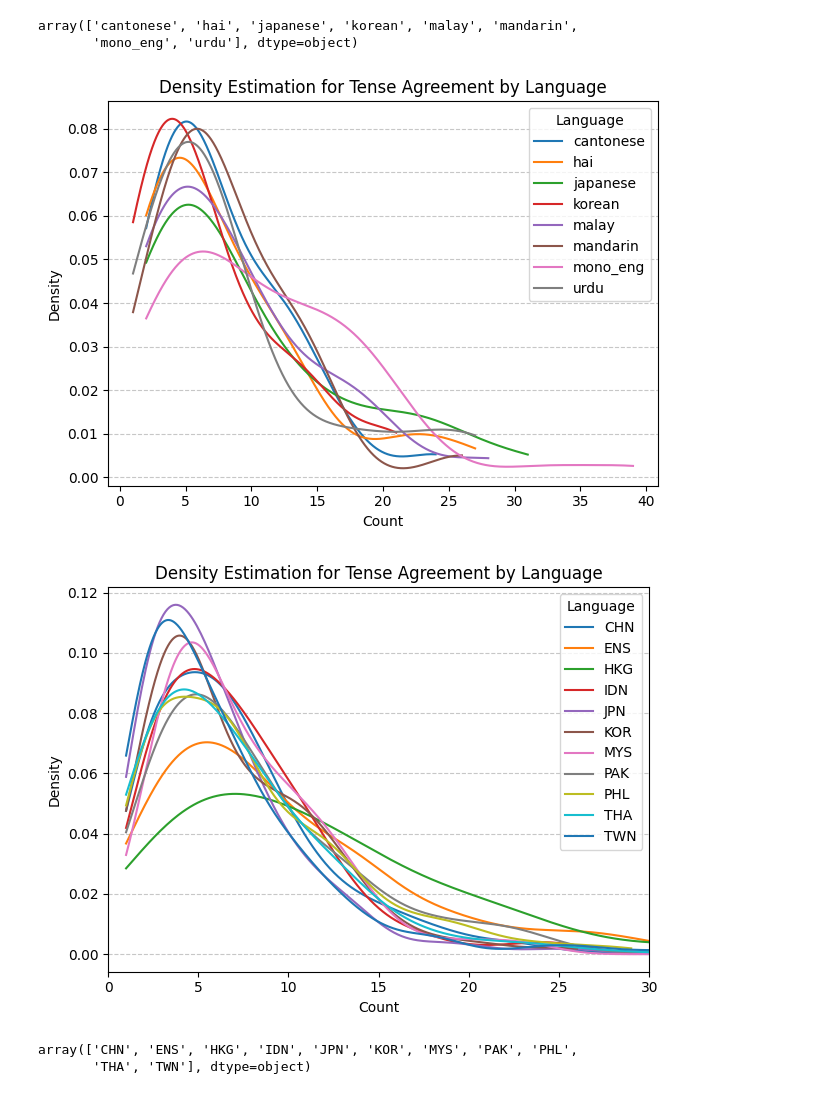
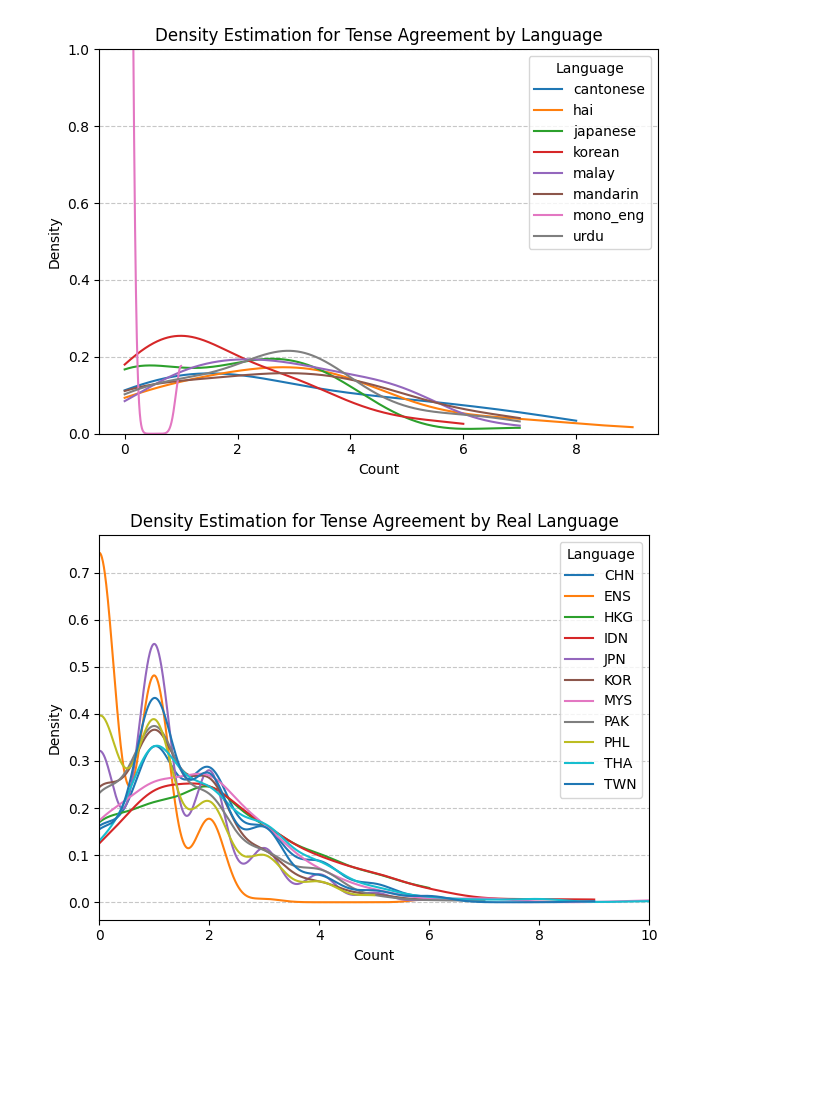
Before and after one commit to RenaGao/LLMPirorknowledge, a Jupyter notebook: notebooks/GPT_distribution.ipynb, the cells around one changed output. Saved outputs shown, nothing was run; the diff lists cells and outputs as text; code cells hidden in the pictures; blank space fills up the shorter version.

Commit message:
add grammar error counts

```diff
--- a/notebooks/GPT_distribution.ipynb
+++ b/notebooks/GPT_distribution.ipynb
@@ -108,22 +108,19 @@ if feature in [revert_mapping['Reference Word'],
     all_data['token_num'] = 1
 else:
     all_data['token_num'] = all_data['annotation_token'].apply(lambda x: len(x))
+
 counts = all_data.groupby(['language', 'source_file'])['token_num'].sum().reset_index()
+grammar_counts = all_data.groupby(['language', 'source_file'])['grammar_correctness'].apply(lambda x: x.str.contains('wrong').sum()).reset_index()
 # %%
 if real_feature in [revert_real_mapping['Reference Word'],
                revert_real_mapping['Numbers Agreement'],
                revert_real_mapping['Modal Verbs Expressions'],
-               revert_real_mapping['Noun Verb Collocation']
-]:
+               revert_real_mapping['Noun Verb Collocation']]:
     real_all_data['token_num'] = 1
 else:
     real_all_data['token_num'] = real_all_data['annotation_token'].apply(lambda x: len(x))
 real_counts = real_all_data.groupby(['language', 'source_file'])['token_num'].sum().reset_index()
+grammar_real_counts = real_all_data.groupby(['language', 'source_file'])['grammar_correctness'].apply(lambda x: x.str.contains('wrong').sum()).reset_index()
-# %%
-counts['language'].unique()
-# %% [output]
-array(['cantonese', 'hai', 'japanese', 'korean', 'malay', 'mandarin',
-       'mono_eng', 'urdu'], dtype=object)
 # %%
 from scipy.stats import gaussian_kde
 import matplotlib.pyplot as plt
@@ -131,46 +128,41 @@ import matplotlib.pyplot as plt
 languages = counts['language'].unique()
 
 for language in languages:
-    lang_counts = counts[counts['language'] == language]['token_num']
+    lang_counts = grammar_counts[grammar_counts['language'] == language]['grammar_correctness']
     density = gaussian_kde(lang_counts)
     x_vals = np.linspace(min(lang_counts), max(lang_counts), 1000)
     y_vals = density(x_vals)
     plt.plot(x_vals, y_vals, label=language)
 
 plt.title(f'Density Estimation for {topic} by Language')
 plt.xlabel('Count')
 plt.ylabel('Density')
+plt.ylim(0, 1)
 plt.legend(title="Language")
 plt.grid(axis='y', linestyle='--', alpha=0.7)
 plt.tight_layout()
 plt.show()
 
-
 languages = real_counts['language'].unique()
 
 for language in languages:
-    lang_counts = real_counts[real_counts['language'] == language]['token_num']
+    lang_counts = grammar_real_counts[grammar_real_counts['language'] == language]['grammar_correctness']
     density = gaussian_kde(lang_counts)
     x_vals = np.linspace(min(lang_counts), max(lang_counts), 1000)
     y_vals = density(x_vals)
     plt.plot(x_vals, y_vals, label=language)
 
-plt.title(f'Density Estimation for {topic} by Language')
+plt.title(f'Density Estimation for {topic} by Real Language')
 plt.xlabel('Count')
 plt.ylabel('Density')
-plt.xlim(0, 30)
+plt.xlim(0, 10)
 plt.legend(title="Language")
 plt.grid(axis='y', linestyle='--', alpha=0.7)
 plt.tight_layout()
 plt.show()
 # %% [output]
-[figure, old version]
+[figure, new version]
-[figure, old version]
+[figure, new version]
-# %%
-real_counts['language'].unique()
-# %% [output]
-array(['CHN', 'ENS', 'HKG', 'IDN', 'JPN', 'KOR', 'MYS', 'PAK', 'PHL',
-       'THA', 'TWN'], dtype=object)
 # %%
 language_mapping = {
     'cantonese': 'CAN',
```
Also changed, not shown: parts of 1 cell of this notebook.
